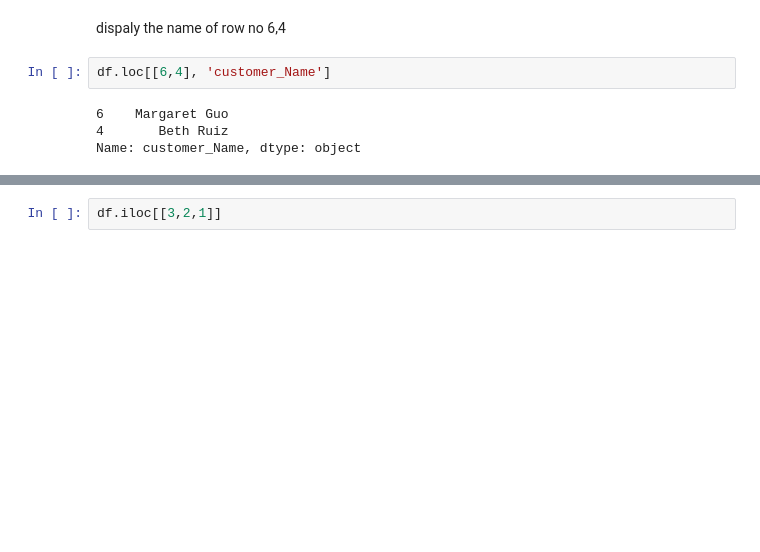
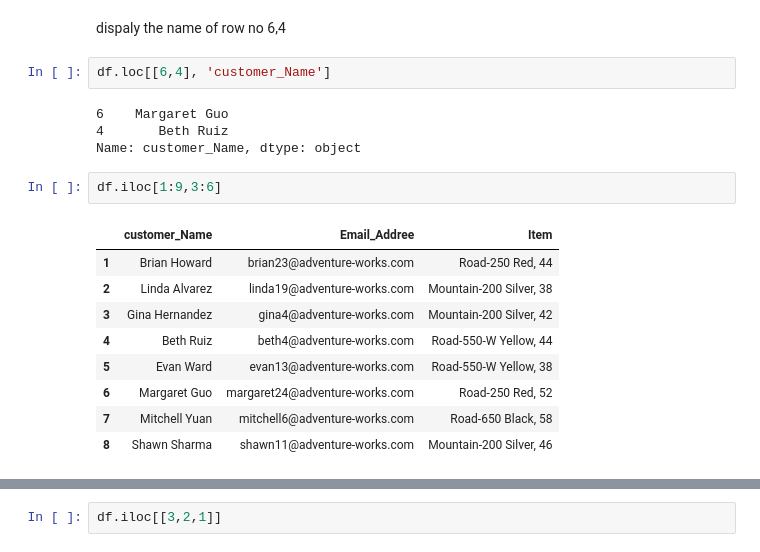
Before and after one commit to 960Subhamsingh/Data-Sciences, a Jupyter notebook: pandas/2021.ipynb, the cells around one changed output, grey strips where cells are left out. Saved outputs shown, nothing was run; the diff lists cells and outputs as text; blank space fills up the shorter version.

```diff
--- a/pandas/2021.ipynb
+++ b/pandas/2021.ipynb
@@ -65,3 +65,15 @@ df.loc[[6,4], 'customer_Name']
 6    Margaret Guo
 4       Beth Ruiz
 Name: customer_Name, dtype: object
+# %%
+df.iloc[1:9,3:6]
+# %% [output]
+|  | customer_Name | Email_Addree | Item |
+| 1 | Brian Howard | brian23@adventure-works.com | Road-250 Red, 44 |
+| 2 | Linda Alvarez | linda19@adventure-works.com | Mountain-200 Silver, 38 |
+| 3 | Gina Hernandez | gina4@adventure-works.com | Mountain-200 Silver, 42 |
+| 4 | Beth Ruiz | beth4@adventure-works.com | Road-550-W Yellow, 44 |
+| 5 | Evan Ward | evan13@adventure-works.com | Road-550-W Yellow, 38 |
+| 6 | Margaret Guo | margaret24@adventure-works.com | Road-250 Red, 52 |
+| 7 | Mitchell Yuan | mitchell6@adventure-works.com | Road-650 Black, 58 |
+| 8 | Shawn Sharma | shawn11@adventure-works.com | Mountain-200 Silver, 46 |
```
Also changed, not shown: parts of 1 cell of this notebook.
